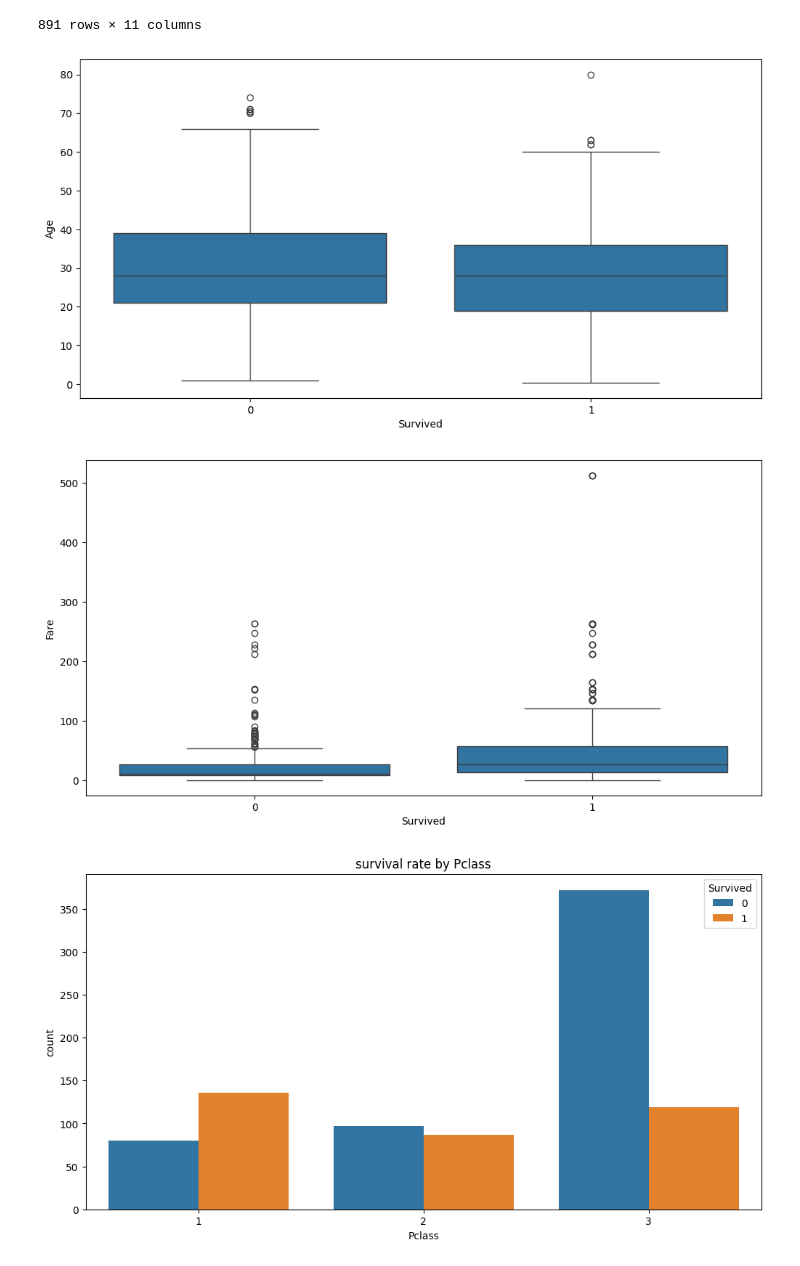
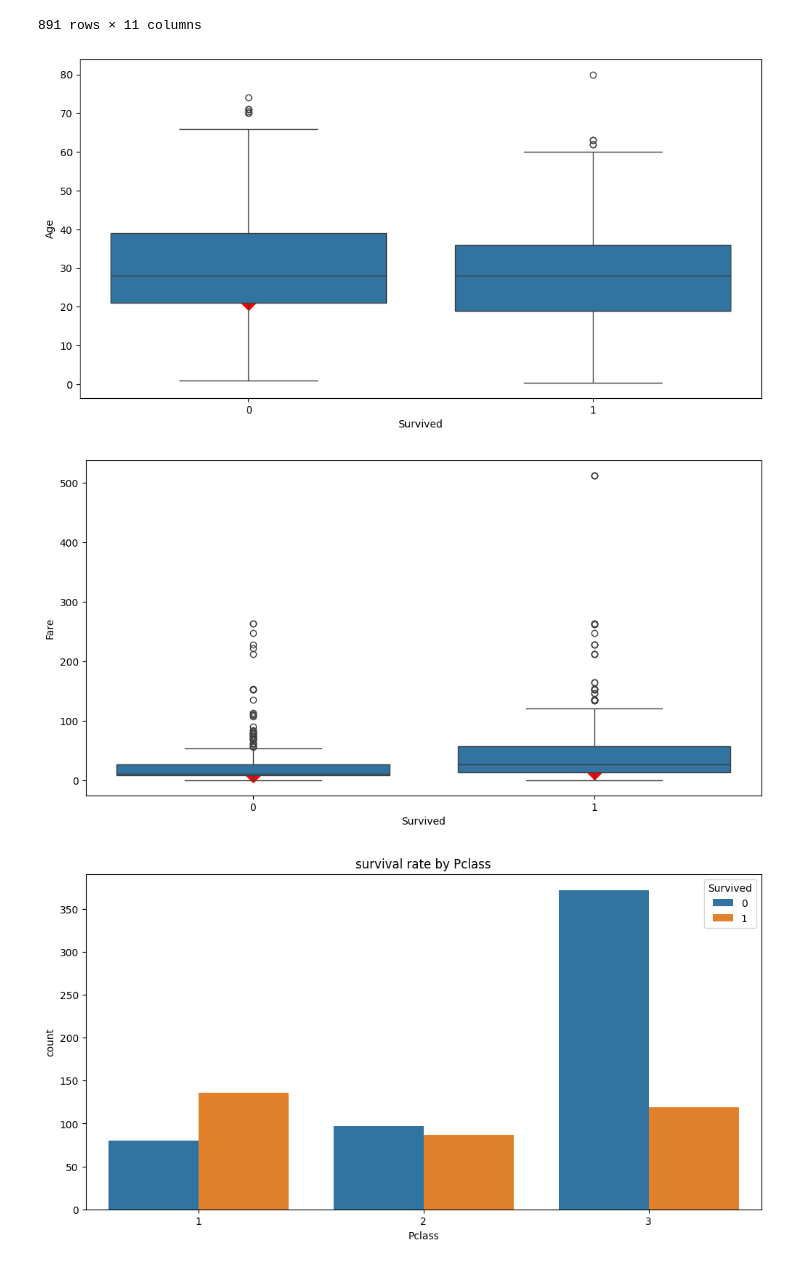
Before and after one commit to UlyanaGru/Kaggle, a Jupyter notebook: Titanic/preproc.ipynb, the cells around one changed output. Saved outputs shown, nothing was run; the diff lists cells and outputs as text; code cells hidden in the pictures.

```diff
--- a/Titanic/preproc.ipynb
+++ b/Titanic/preproc.ipynb
@@ -222,16 +222,20 @@ train_data
 # %%
 for col in train_data:
     if str(train_data[col].dtype) in ['int64','float64'] and train_data[col].nunique() > 20:
+        mode = train_data[col].mode()[0]
         plt.figure(figsize=(12, 6))
         sns.boxplot(
             data=train_data,
             x='Survived',
             y=col
         )
+        modes = train_data.groupby('Survived')[col].apply(lambda x: x.mode()[0])
+        for surv_value, mode_val in modes.items():
+            plt.scatter(surv_value, mode_val, color='red', s=100, marker='D')
         plt.show()
 # %% [output]
-[figure, old version]
+[figure, new version]
-[figure, old version]
+[figure, new version]
 # %%
 for col in train_data:
     if str(train_data[col].dtype) in ['int64','float64'] and train_data[col].nunique() < 20 and col != "Survived":
```
Also changed, not shown: parts of 19 cells of this notebook.
